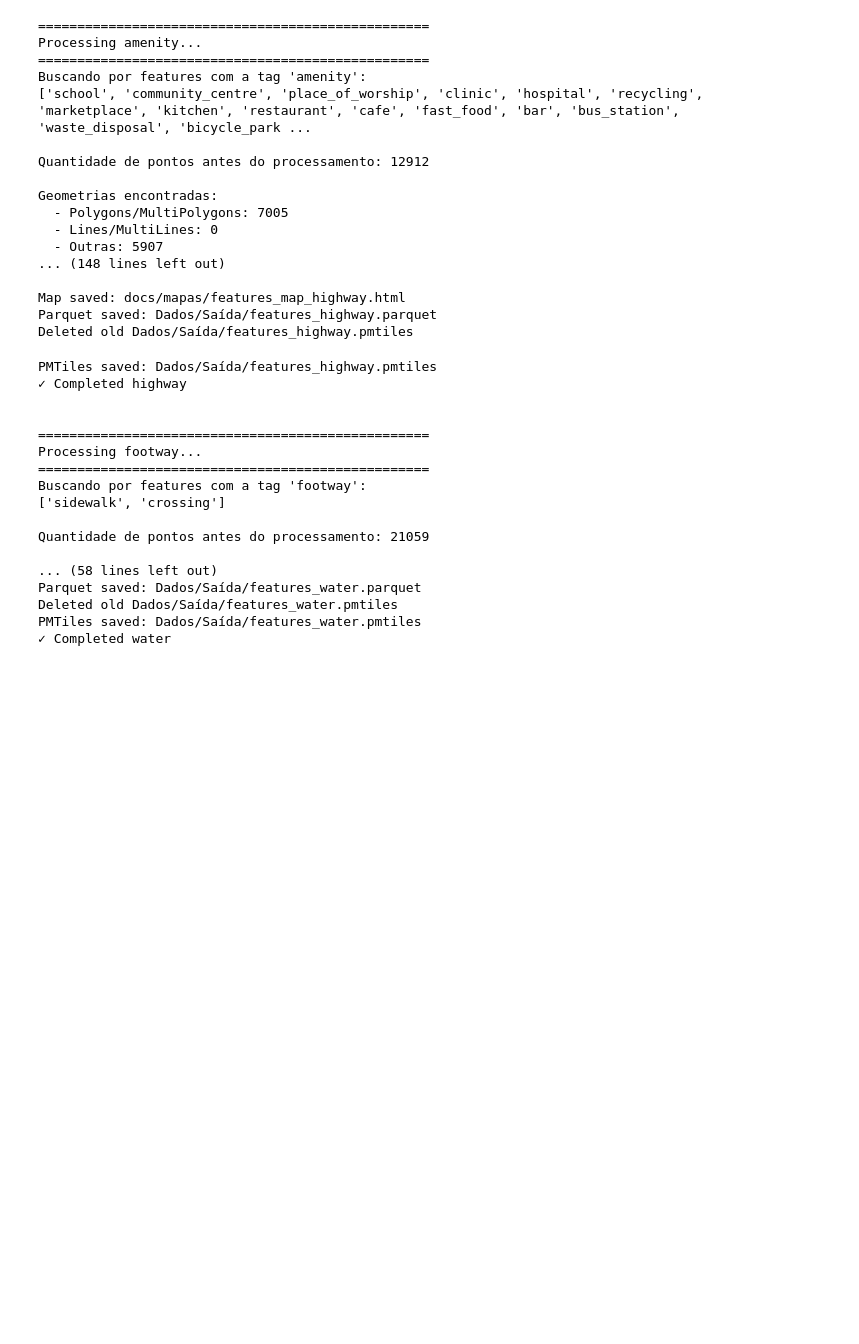
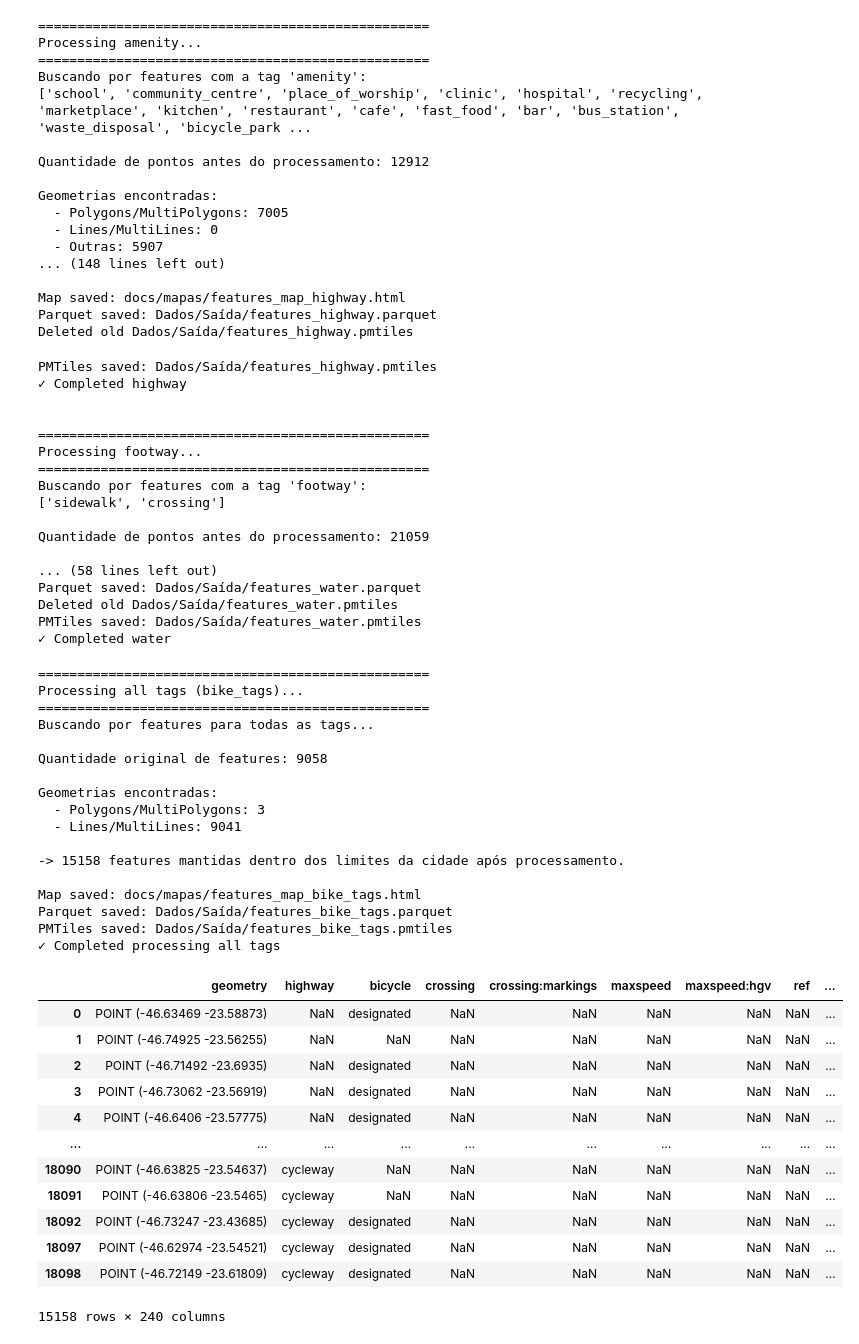
Before and after one commit to MAPi-CEM-USP/etl_osm, a Jupyter notebook: etl_features.ipynb, the cells around one changed output. Drawn from its saved outputs; the diff is of its cells as text; code cells hidden in the pictures; blank space fills up the shorter version.

```diff
--- a/etl_features.ipynb
+++ b/etl_features.ipynb
@@ -69,10 +69,47 @@ Parquet saved: Dados/Saída/features_water.parquet
 Deleted old Dados/Saída/features_water.pmtiles
 PMTiles saved: Dados/Saída/features_water.pmtiles
 ✓ Completed water
+# %%
+bike_tags = {
+    "highway": ["cycleway"],
+    "bicycle": ["designated"],
+    "bicycle_road": ["yes"],
+    "cyclestreet": ["yes"],
+    "cycleway": ["lane", "shared_lane", "share_busway", "track", "opposite", "opposite_lane", "opposite_share_busway", "opposite_track"],
+    "cycleway:left": True,
+    "cycleway:right": True,
+    "cycleway:both": True
+}
 # %%
-key = "amenity"
-city_geom = sp
-#features_points = fetch_and_process_features(city_geom, key, tags)
-#m = create_map(features_points, city_geom, key, [key,'name'])
-#save_html_map(m, key)
-#m
+process_key(tags=bike_tags, city_geom=sp, save_path=save_path, columns_to_show=[*bike_tags.keys(),'name'], tags_name="bike_tags")
+# %% [output]
+==================================================
+Processing all tags (bike_tags)...
+==================================================
+Buscando por features para todas as tags...
+
+Quantidade original de features: 9058
+
+Geometrias encontradas:
+  - Polygons/MultiPolygons: 3
+  - Lines/MultiLines: 9041
+
+-> 15158 features mantidas dentro dos limites da cidade após processamento.
+
+Map saved: docs/mapas/features_map_bike_tags.html
+Parquet saved: Dados/Saída/features_bike_tags.parquet
+PMTiles saved: Dados/Saída/features_bike_tags.pmtiles
+✓ Completed processing all tags
+|  | geometry | highway | bicycle | crossing | crossing:markings | maxspeed | maxspeed:hgv | ref | ... |
+| 0 | POINT (-46.63469 -23.58873) | NaN | designated | NaN | NaN | NaN | NaN | NaN | ... |
+| 1 | POINT (-46.74925 -23.56255) | NaN | NaN | NaN | NaN | NaN | NaN | NaN | ... |
+| 2 | POINT (-46.71492 -23.6935) | NaN | designated | NaN | NaN | NaN | NaN | NaN | ... |
+| 3 | POINT (-46.73062 -23.56919) | NaN | designated | NaN | NaN | NaN | NaN | NaN | ... |
+| 4 | POINT (-46.6406 -23.57775) | NaN | designated | NaN | NaN | NaN | NaN | NaN | ... |
+| ... | ... | ... | ... | ... | ... | ... | ... | ... | ... |
+| 18090 | POINT (-46.63825 -23.54637) | cycleway | NaN | NaN | NaN | NaN | NaN | NaN | ... |
+| 18091 | POINT (-46.63806 -23.5465) | cycleway | NaN | NaN | NaN | NaN | NaN | NaN | ... |
+| 18092 | POINT (-46.73247 -23.43685) | cycleway | designated | NaN | NaN | NaN | NaN | NaN | ... |
+| 18097 | POINT (-46.62974 -23.54521) | cycleway | designated | NaN | NaN | NaN | NaN | NaN | ... |
+| 18098 | POINT (-46.72149 -23.61809) | cycleway | designated | NaN | NaN | NaN | NaN | NaN | ... |
+15158 rows × 240 columns
```
Also changed, not shown: parts of 4 cells of this notebook, 6 other files.
